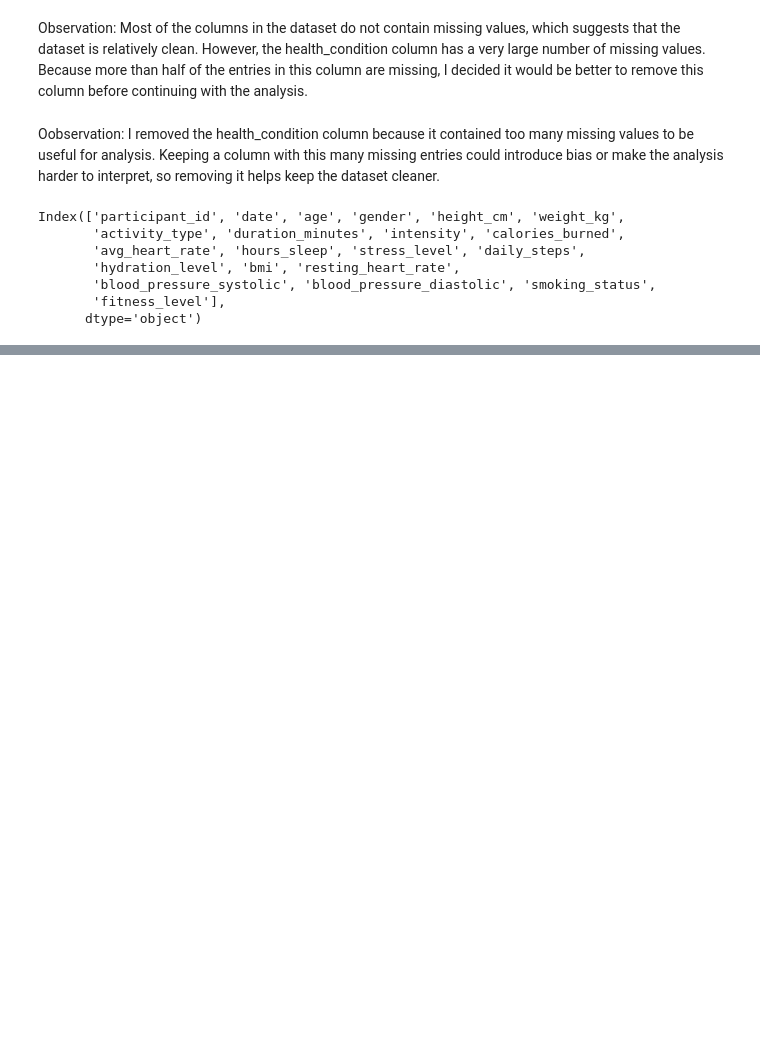
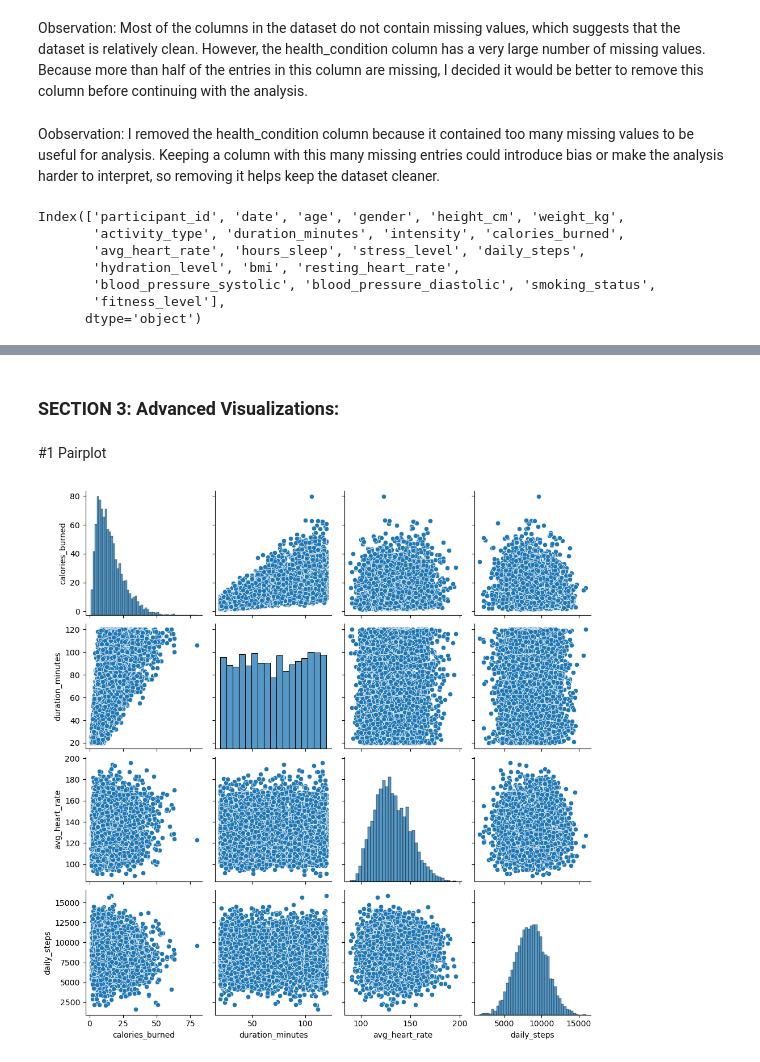
Before and after one commit to Salmanza1/Anjos-elements-of-computing-ii, a Jupyter notebook: Portfolio 1/fitness_eda.ipynb, the cells around one changed output, grey strips where cells are left out. Cells and saved outputs as stored; diff of their text form; code cells hidden in the pictures; blank space fills up the shorter version.

```diff
--- a/Portfolio 1/fitness_eda.ipynb
+++ b/Portfolio 1/fitness_eda.ipynb
@@ -170,0 +224,18 @@ plt.show()
+# %% [markdown]
+### SECTION 3: Advanced Visualizations:
+# %% [markdown]
+#1 Pairplot
+# %%
+# Sample for speed (dataset is huge)
+df_sample = df.sample(5000, random_state=42)
+
+sns.pairplot(df_sample[[
+    "calories_burned",
+    "duration_minutes",
+    "avg_heart_rate",
+    "daily_steps"
+]])
+
+plt.show()
+# %% [output]
+[figure, added]
```
Also changed, not shown: parts of 25 cells of this notebook.
